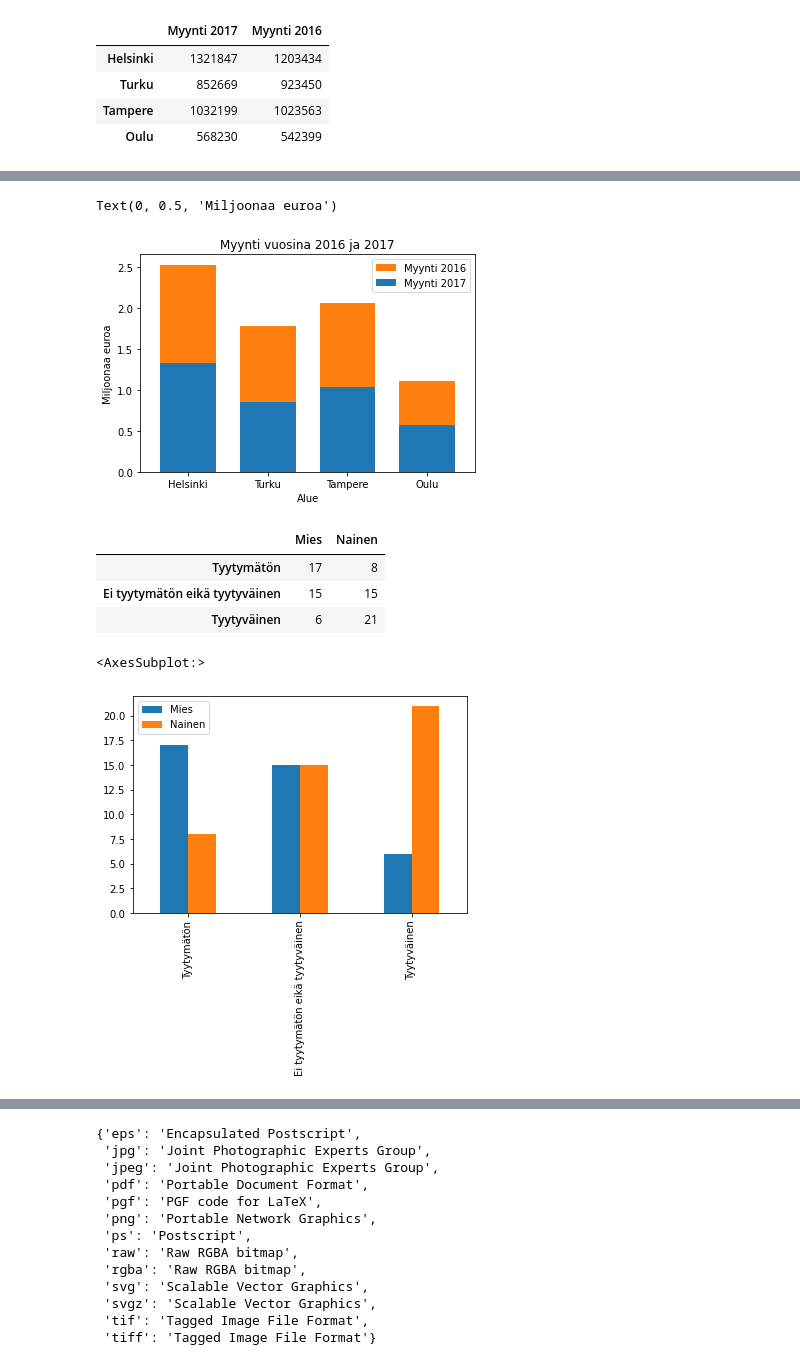
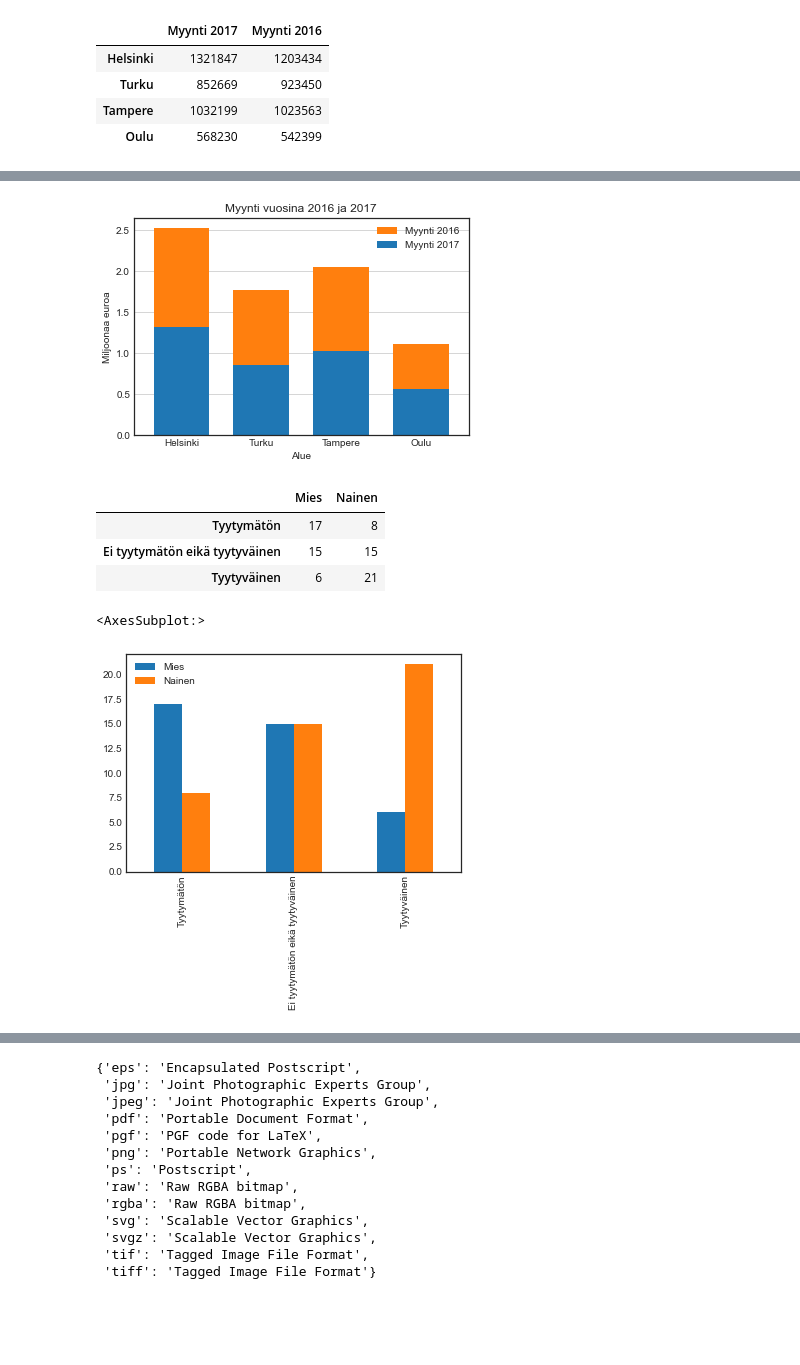
Before and after one commit to taanila/kaaviot, a Jupyter notebook: matplotlib.ipynb, the cells around one changed output, grey strips where cells are left out. Drawn from its saved outputs; the diff is of its cells as text; code cells hidden in the pictures; blank space fills up the shorter version.

```diff
--- a/matplotlib.ipynb
+++ b/matplotlib.ipynb
@@ -17,5 +22,7 @@ Seuraavassa teen kaaviot suoraan dataframesta ja käytän muotoiluun matplot.pyp
 # %%
 import pandas as pd
 import matplotlib.pyplot as plt
+
+plt.style.use('seaborn-white')
 # %%
 # Luon dataframen
@@ -79,16 +88,17 @@ plt.legend(ncol = 2)
 # %%
 # legend='reverse' kääntää selitteen järjestyksen
-# rot = 0 määrittää luokka-akselin nimiöiden asennon
-# stacked = True pinoaa pylväät päällekkäin
-# width = 0.7 määrittää pylväiden leveyden (enintään 1)
+# rot=0 määrittää luokka-akselin nimiöiden asennon
+# stacked=True pinoaa pylväät päällekkäin
+# width=0.7 määrittää pylväiden leveyden (enintään 1)
 
-(df2 / 1000000).plot.bar(legend = 'reverse', rot = 0, stacked = True, width = 0.7)
+(df2 / 1000000).plot.bar(legend='reverse', rot=0, stacked=True, width=0.7)
 
 # Otsikoinnit
 plt.title('Myynti vuosina 2016 ja 2017')
 plt.xlabel('Alue')
 plt.ylabel('Miljoonaa euroa')
+
+plt.grid(axis='y')
 # %% [output]
-Text(0, 0.5, 'Miljoonaa euroa')
-[figure, old version]
+[figure, new version]
 # %%
@@ -106,5 +116,5 @@ df3
 df3.plot.bar()
 # %% [output]
 <AxesSubplot:>
-[figure, old version]
+[figure, new version]
 # %%
```
Also changed, not shown: parts of 15 cells of this notebook.
